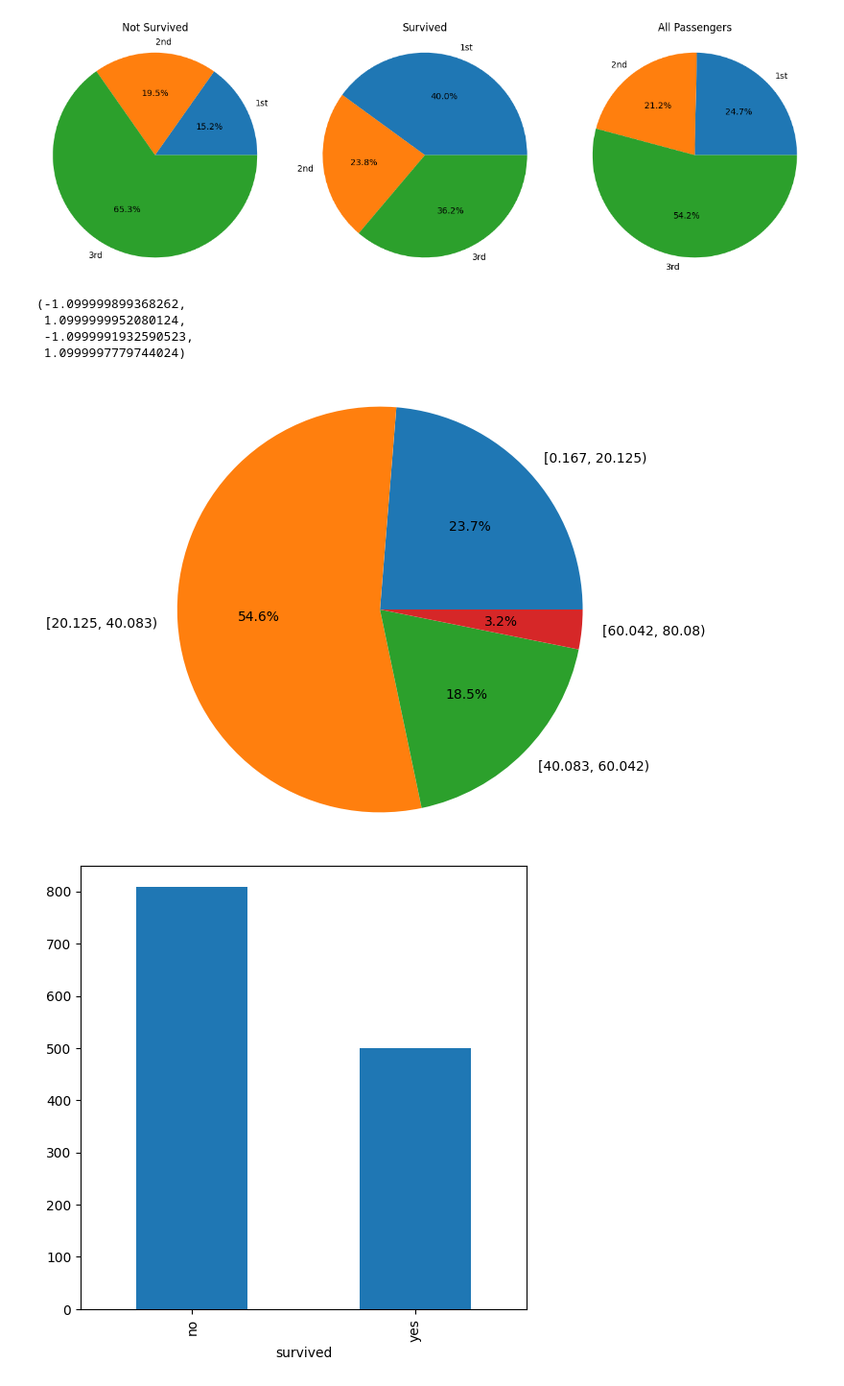
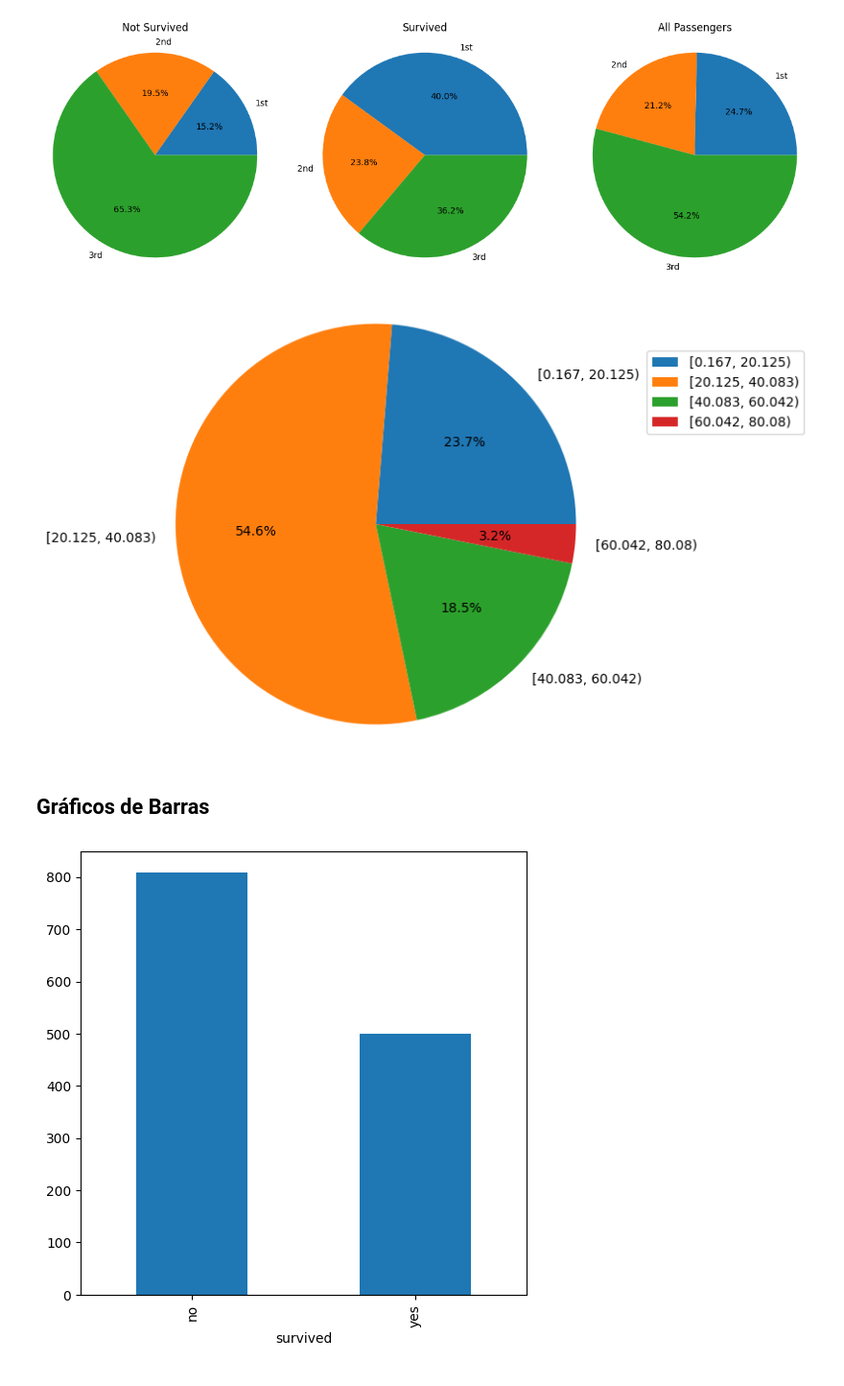
Before and after one commit to florencioq/Statistics, a Jupyter notebook: Estatística Descritiva 01.ipynb, the cells around one changed output. Shown at 96% size. Drawn from its saved outputs; the diff is of its cells as text; code cells hidden in the pictures.

```diff
--- a/Estatística Descritiva 01.ipynb
+++ b/Estatística Descritiva 01.ipynb
@@ -198,17 +233,31 @@ for plot in plots:
 # %% [output]
 [figure]
 # %%
+import pandas as pd
+import matplotlib.pyplot as plt
+
+# Supondo que você já tenha o DataFrame 'titanic' carregado com a coluna 'age'
 s = titanic["age"].dropna().to_numpy()
 out, bins = pd.cut(s, bins=4, include_lowest=True, right=False, retbins=True)
-out.value_counts().plot.pie(figsize=[6, 6], legend=False, autopct="%1.1f%%")
+
+# Criação do gráfico de pizza
+ax = out.value_counts().plot.pie(figsize=[6, 6], legend=True, autopct="%1.1f%%")
+
+# Ajuste da legenda para a direita
+plt.legend(loc="center left", bbox_to_anchor=(1.1, 0.8))
+
+# Remoção do rótulo do eixo y
 plt.ylabel("")
+
+# Manter o gráfico como um círculo
 plt.axis("equal")
+
+# Exibição do gráfico
+plt.show()
 # %% [output]
-(-1.099999899368262,
- 1.0999999952080124,
- -1.0999991932590523,
- 1.0999997779744024)
-[figure, old version]
+[figure, new version]
+# %% [markdown]
+## Gráficos de Barras
 # %%
 plot = pd.crosstab(index=titanic["survived"], columns="count").plot.bar(
     y="count", figsize=[6, 6], legend=False
```
Also changed, not shown: parts of 30 cells of this notebook.
